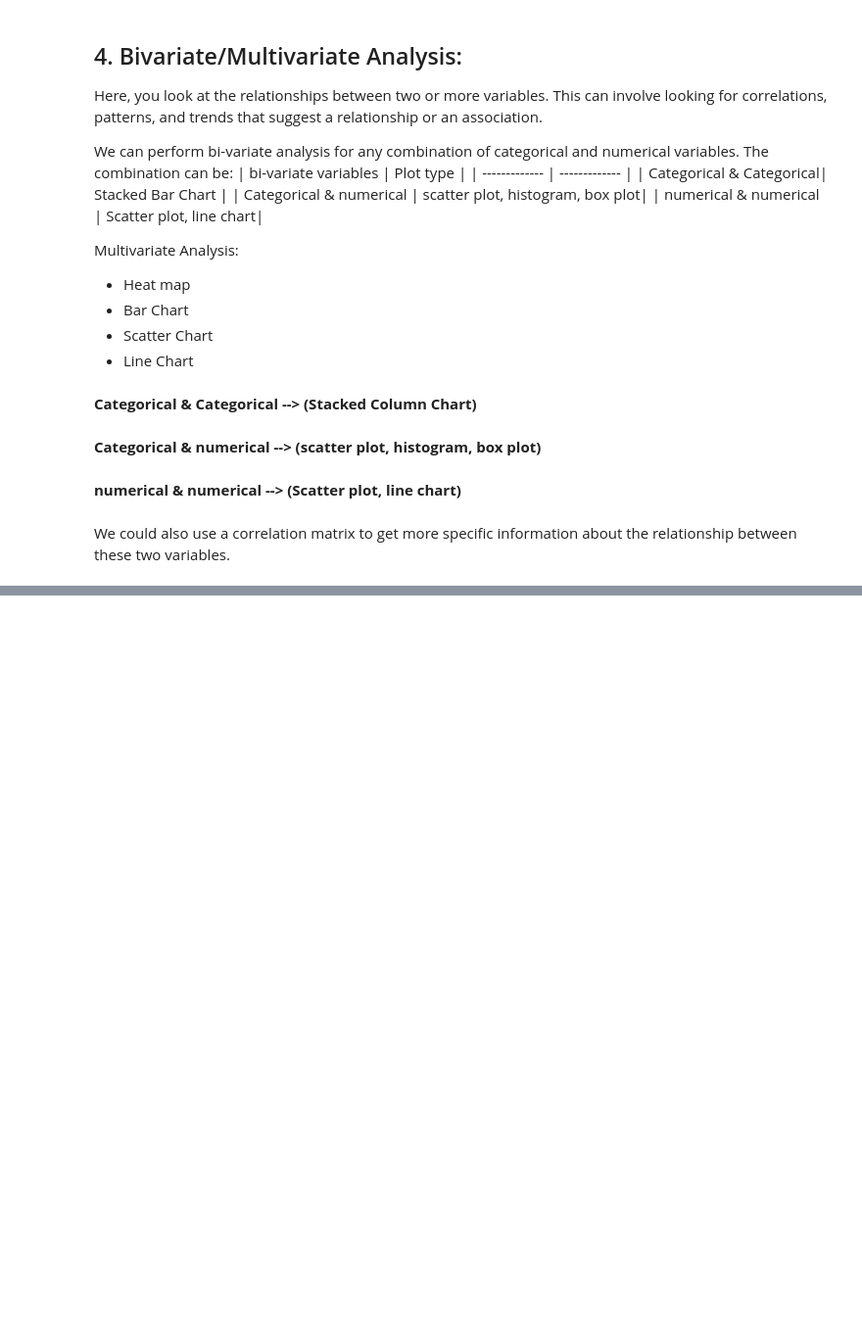
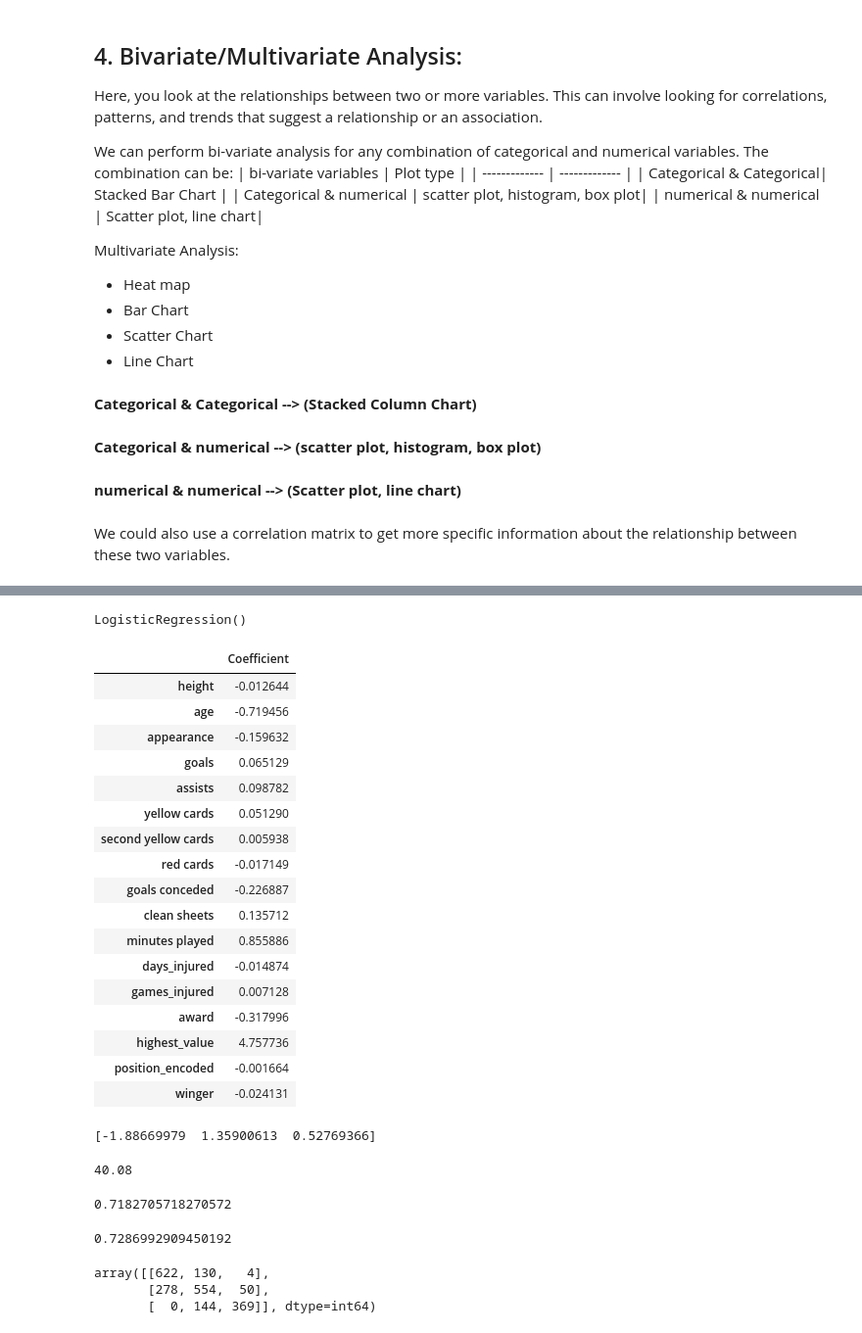
Before and after one commit to Tuwaiq-DS-ML-bootcamp-V-6/Use-case-7, a Jupyter notebook: EDA and Machine Learning.ipynb, the cells around one changed output, grey strips where cells are left out. Shown at 98% size. Drawn from its saved outputs; the diff is of its cells as text; code cells hidden in the pictures; blank space fills up the shorter version.

Commit message:
Mohammed Alaklabi Logistic Reg

```diff
--- a/EDA and Machine Learning.ipynb
+++ b/EDA and Machine Learning.ipynb
@@ -896,0 +999,16 @@ print(model.intercept_)
+# %%
+X = sports.drop(['price_category_encoded'], axis=1)
+y = sports['price_category_encoded']
+
+X_train, X_test, y_train, y_test = train_test_split(X, y, random_state = 42, test_size=.2)
+
+scaler = StandardScaler()
+scaler.fit(X_train)
+X_train_scaled = scaler.transform(X_train)
+X_test_scaled = scaler.transform(X_test)
+# %%
+model = LogisticRegression()
+# %%
+model.fit(X_train_scaled, y_train)
+# %% [output]
+LogisticRegression()
@@ -896,0 +1017,49 @@ print(model.intercept_)
+# %%
+coeff_df = pd.DataFrame(model.coef_[2],X.columns,columns=['Coefficient'])
+coeff_df
+# %% [output]
+|  | Coefficient |
+| height | -0.012644 |
+| age | -0.719456 |
+| appearance | -0.159632 |
+| goals | 0.065129 |
+| assists | 0.098782 |
+| yellow cards | 0.051290 |
+| second yellow cards | 0.005938 |
+| red cards | -0.017149 |
+| goals conceded | -0.226887 |
+| clean sheets | 0.135712 |
+| minutes played | 0.855886 |
+| days_injured | -0.014874 |
+| games_injured | 0.007128 |
+| award | -0.317996 |
+| highest_value | 4.757736 |
+| position_encoded | -0.001664 |
+| winger | -0.024131 |
+# %%
+print(model.intercept_)
+# %% [output]
+[-1.88669979  1.35900613  0.52769366]
+# %%
+base_model = round(sports['price_category_encoded'].value_counts()[1]/sports.shape[0]*100, 2)
+base_model
+# %% [output]
+40.08
+# %%
+accuracy = accuracy_score(y_test, y_pred)
+accuracy
+# %% [output]
+0.7182705718270572
+# %%
+y_pred_train = model.predict(X_train_scaled)
+accuracy = accuracy_score(y_train, y_pred_train)
+accuracy
+# %% [output]
+0.7286992909450192
+# %%
+conf_matrix = confusion_matrix(y_test, y_pred)
+conf_matrix
+# %% [output]
+array([[622, 130,   4],
+       [278, 554,  50],
+       [  0, 144, 369]], dtype=int64)
```
Also changed, not shown: parts of 121 cells of this notebook.
